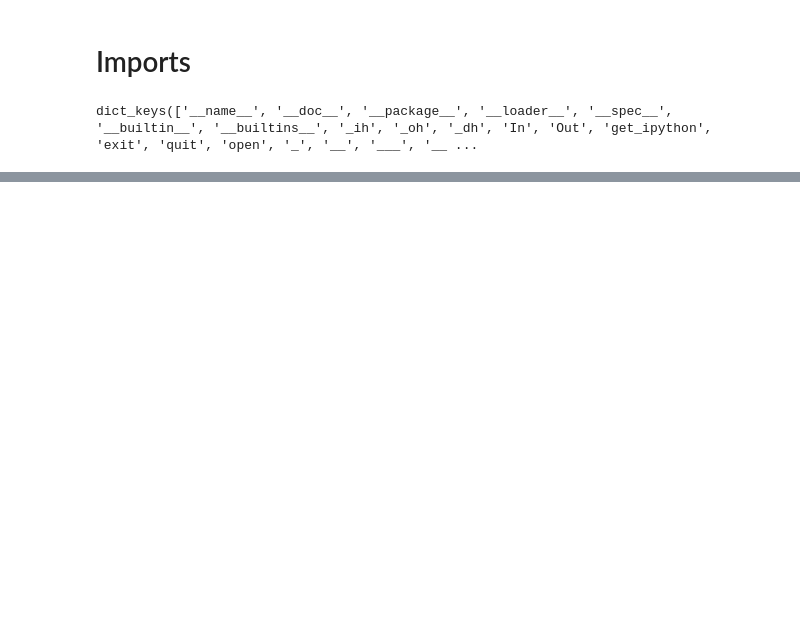
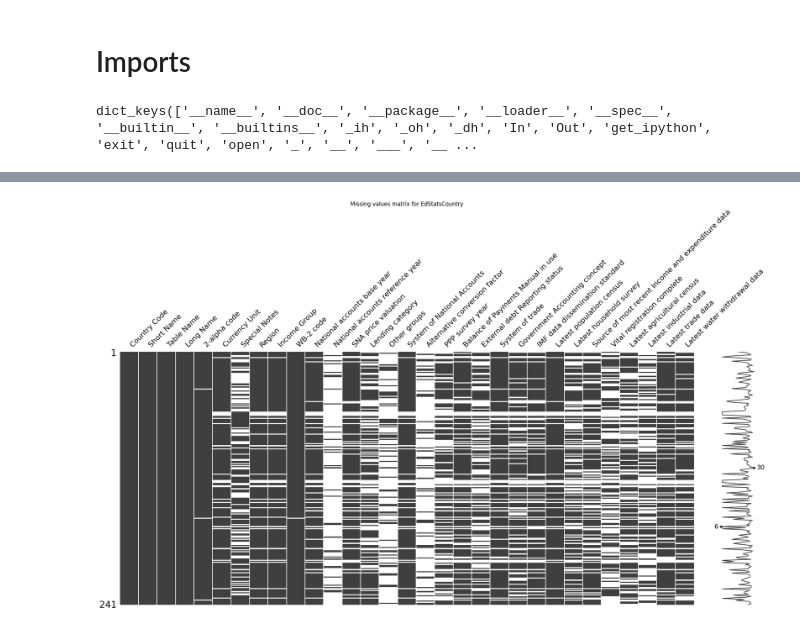
Before and after one commit to Tarek-D/Projet-2, a Jupyter notebook: notebook.ipynb, the cells around one changed output, grey strips where cells are left out. Cells and saved outputs as stored; diff of their text form; code cells hidden in the pictures; blank space fills up the shorter version.

```diff
--- a/notebook.ipynb
+++ b/notebook.ipynb
@@ -28,0 +54,91 @@ dict_keys(['__name__', '__doc__', '__package__', '__loader__', '__spec__', '__bu
+# %%
+for name, df in dataframes.items():
+    print(f"\n📊 === Analyse de '{name}' ===\n")
+
+    print(f"\n📊 === Analyse de '{name}' avec Visualisation missingno ===\n")
+
+    # Visualisation des valeurs manquantes
+    print("Visualisation des données manquantes :")
+    msno.matrix(df)
+    plt.title(f"Missing values matrix for {name}")
+    plt.show()
+
+    # Aperçu général avec info()
+    print("🔹 df.info() :")
+    print(df.info())
+
+    # Aperçu des premières lignes
+    print("\n🔹 df.head() :")
+    print(df.head())
+
+    # Dimensions
+    print(f"\n🔸 df.shape : {df.shape[0]} lignes × {df.shape[1]} colonnes")
+
+    # Doublons
+    print(f"\n🔸 df.duplicated().sum() : {df.duplicated().sum()} doublons")
+    if df.duplicated().any():
+        df.drop_duplicates(inplace=True)
+        print(f"✅ Doublons supprimés → {df.shape[0]} lignes restantes")
+
+    # Valeurs manquantes
+    print("\n🔹 Proportion de valeurs manquantes :")
+    print(df.isnull().mean().round(2).astype(str) + " %")
+
+    # Colonnes numériques
+    colonnes_num = df.select_dtypes('number').columns
+    if len(colonnes_num) > 0:
+        print("\n🔹 Statistiques describe() sur les colonnes numériques :")
+        print(df[colonnes_num].describe().T)
+
+    # Colonnes catégorielles
+    colonnes_cat = df.select_dtypes('object').columns
+    if len(colonnes_cat) > 0:
+        for col in colonnes_cat:
+            print(f"\n🔹 {col} - .unique() : {df[col].unique()}")
+            print(f"🔹 {col} - .value_counts() :\n{df[col].value_counts(dropna=False)}")
+
+    # Définition de ce que représente une ligne (basé sur structure simple)
+    print("🔹 Définition d'une ligne :")
+    print("- Aperçu des colonnes :", list(df.columns[:5]))
+    print("- Il faut interpréter le sens selon les noms de colonnes (ex : pays, indicateurs...)")
+    print("- Exemple de ligne :\n", df.iloc[0], "\n")
+
+    # Dimensions
+    print(f"🔸 Dimensions : {df.shape[0]} lignes × {df.shape[1]} colonnes")
+
+    # Doublons
+    nb_doublons = df.duplicated().sum()
+    print(f"🔸 Nombre de doublons : {nb_doublons}")
+    if nb_doublons > 0:
+        df.drop_duplicates(inplace=True)
+        print(f"✅ Doublons supprimés → nouvelles dimensions : {df.shape[0]} lignes × {df.shape[1]} colonnes")
+
+    # Valeurs manquantes par colonne
+    print("\n🔹 Proportion de valeurs manquantes par colonne :")
+    print((df.isna().mean() * 100).round(2).astype(str) + " %")
+
+    # Suppression des colonnes inutilisables (100% manquantes ou une seule valeur)
+    colonnes_a_supprimer = df.columns[
+        (df.isna().all()) | (df.nunique(dropna=False) <= 1)
+    ]
+    if len(colonnes_a_supprimer) > 0:
+        print(f"\n🗑️ Colonnes supprimées (vides ou constantes) : {list(colonnes_a_supprimer)}")
+        df.drop(columns=colonnes_a_supprimer, inplace=True)
+
+    # Analyse des colonnes numériques
+    colonnes_numériques = df.select_dtypes(include=["number"]).columns
+    if len(colonnes_numériques) > 0:
+        print("\n🔹 Statistiques descriptives (colonnes numériques) :")
+        print(df[colonnes_numériques].describe().T)
+    else:
+        print("\n⚠️ Aucune colonne numérique à analyser.")
+
+    # Analyse des colonnes catégorielles
+    colonnes_cat = df.select_dtypes(include="object").columns
+    if len(colonnes_cat) > 0:
+        print("\n🔹 Valeurs uniques (colonnes catégorielles) :")
+        for col in colonnes_cat:
+            print(f"\n📌 {col} :\n", df[col].value_counts(dropna=False))
+    else:
+        print("\n⚠️ Aucune colonne catégorielle à analyser.")
+# %% [output]
@@ -28,0 +151 @@ dict_keys(['__name__', '__doc__', '__package__', '__loader__', '__spec__', '__bu
+[figure, added]
```
Also changed, not shown: parts of 3 cells of this notebook.
